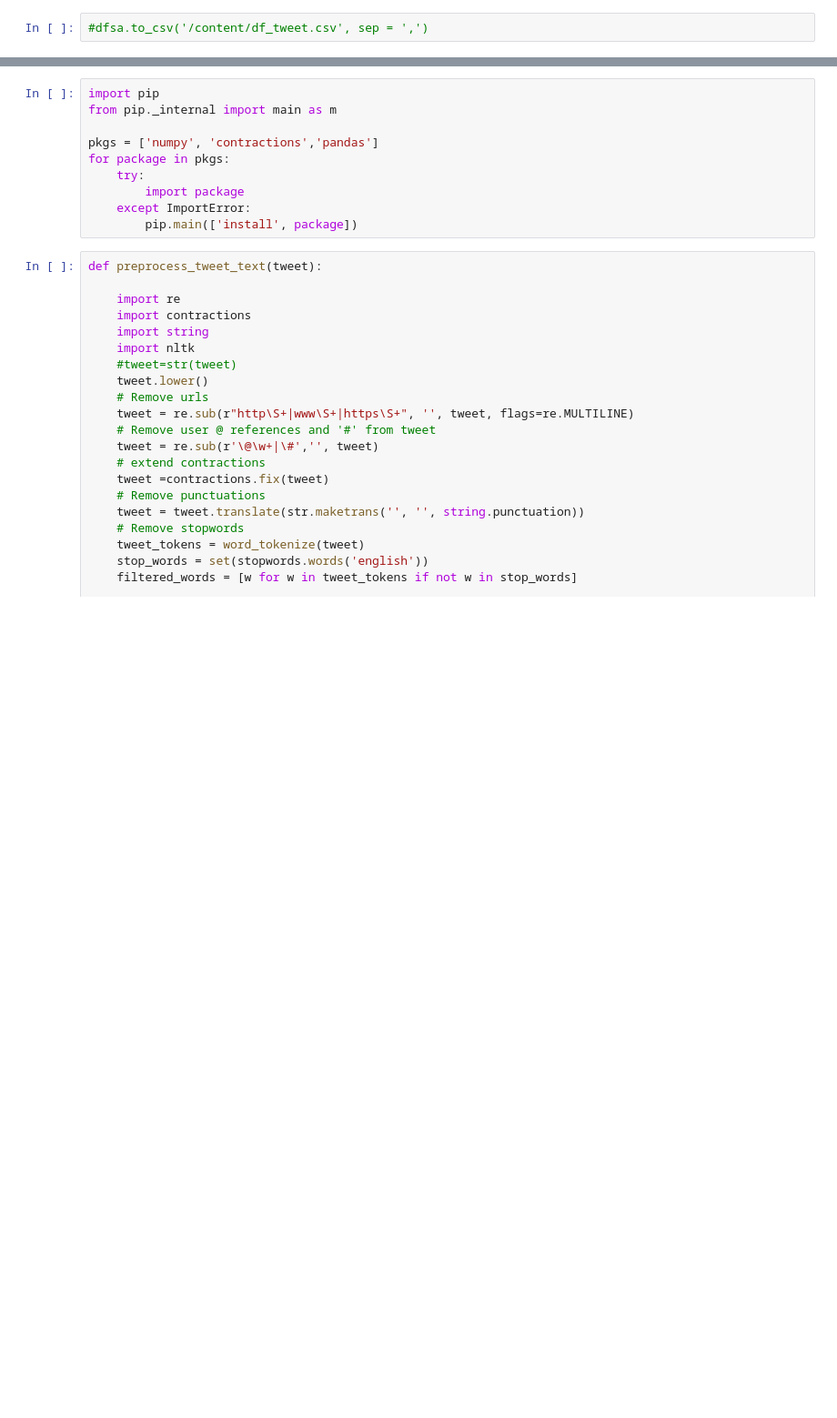
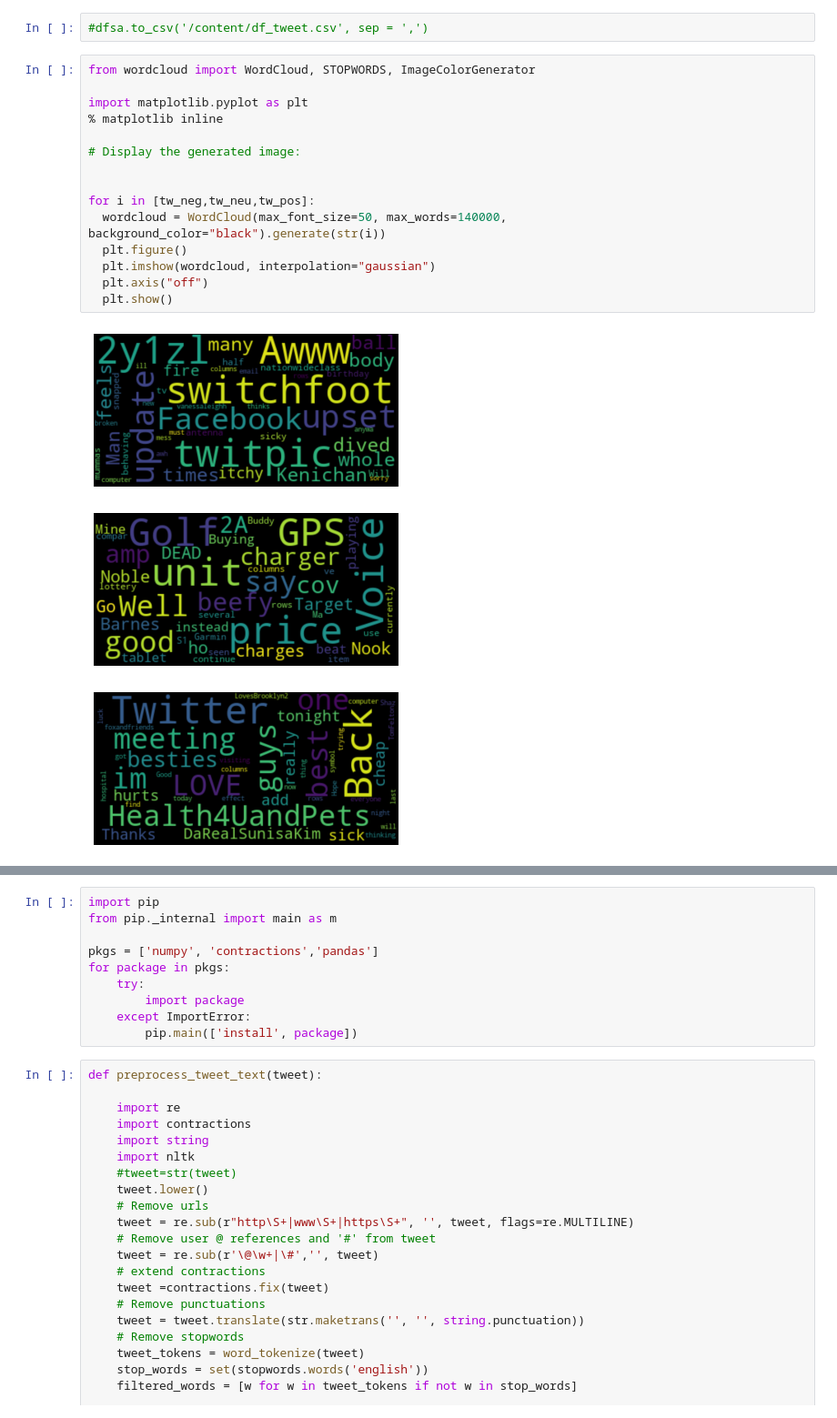
Before and after one commit to max-cyril/sentiment_analysis, a Jupyter notebook: Untitled9.ipynb, the cells around one changed output, grey strips where cells are left out. Shown at 91% size. Cells and saved outputs as stored; diff of their text form; blank space fills up the shorter version.

```diff
--- a/Untitled9.ipynb
+++ b/Untitled9.ipynb
@@ -289,5 +314,24 @@ df_polarité.value_counts()
 # %%
 #dfsa.to_csv('/content/df_tweet.csv', sep = ',')
+# %%
+from wordcloud import WordCloud, STOPWORDS, ImageColorGenerator
+
+import matplotlib.pyplot as plt
+% matplotlib inline
+
+# Display the generated image:
+
+
+for i in [tw_neg,tw_neu,tw_pos]:
+  wordcloud = WordCloud(max_font_size=50, max_words=140000, background_color="black").generate(str(i))
+  plt.figure()
+  plt.imshow(wordcloud, interpolation="gaussian")
+  plt.axis("off")
+  plt.show()
+# %% [output]
+[figure, added]
+[figure, added]
+[figure, added]
 # %%
 import pandas as pd
 import numpy as np
```
Also changed, not shown: parts of 9 cells of this notebook.
